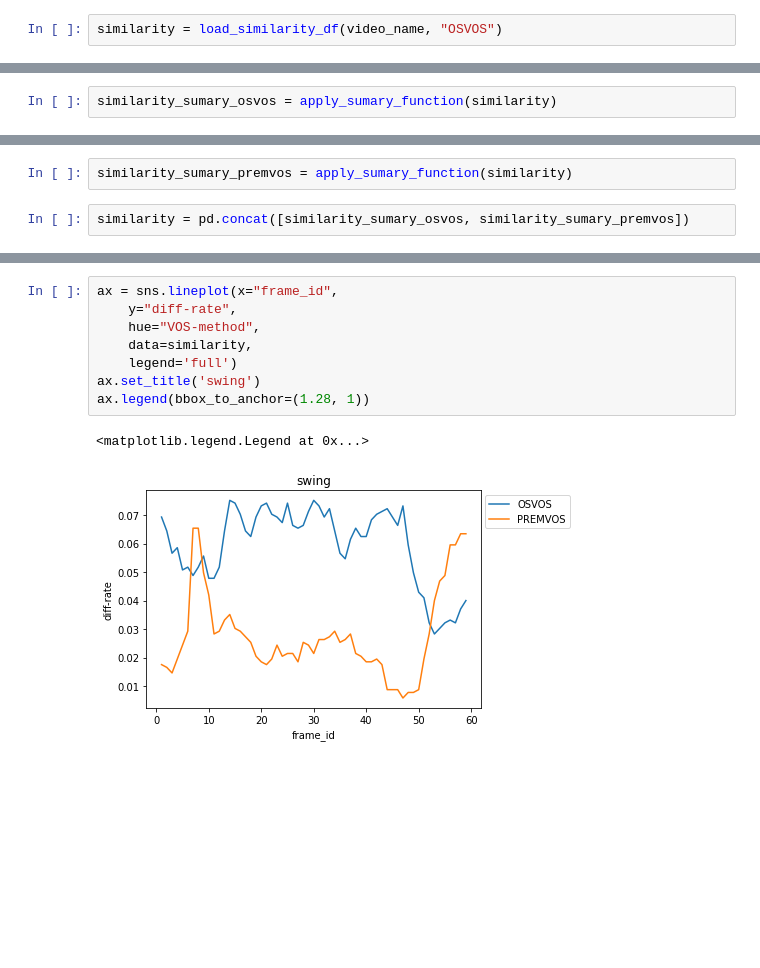
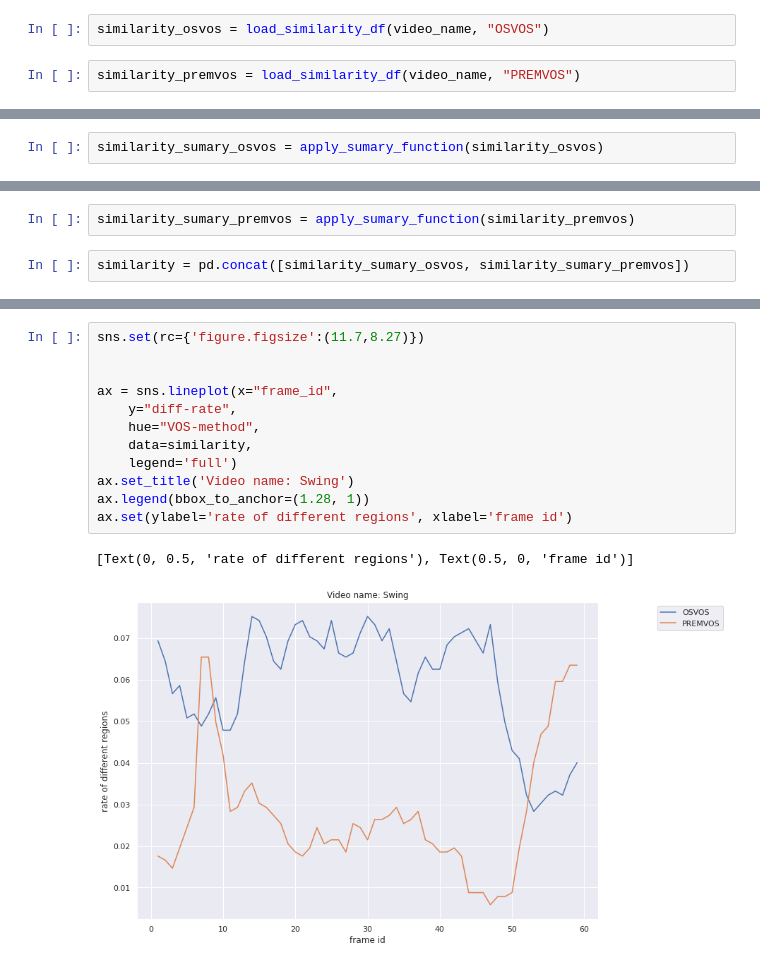
Before and after one commit to sbouchardet/ml-video-metrics, a Jupyter notebook: example/Similarity.ipynb, the cells around one changed output, grey strips where cells are left out. Drawn from its saved outputs; the diff is of its cells as text; blank space fills up the shorter version.

```diff
--- a/example/Similarity.ipynb
+++ b/example/Similarity.ipynb
@@ -31,4 +33,6 @@ def apply_sumary_function(df):
 # %%
 video_name = "swing"
 # %%
-similarity = load_similarity_df(video_name, "OSVOS")
+similarity_osvos = load_similarity_df(video_name, "OSVOS")
+# %%
+similarity_premvos = load_similarity_df(video_name, "PREMVOS")
@@ -35,2 +43,2 @@ similarity = load_similarity_df(video_name, "OSVOS")
 # %%
-similarity_sumary_osvos = apply_sumary_function(similarity)
+similarity_sumary_osvos = apply_sumary_function(similarity_osvos)
@@ -39,4 +45,4 @@ similarity = load_similarity_df(video_name, "PREMVOS")
 # %%
-similarity_sumary_premvos = apply_sumary_function(similarity)
+similarity_sumary_premvos = apply_sumary_function(similarity_premvos)
 # %%
 similarity = pd.concat([similarity_sumary_osvos, similarity_sumary_premvos])
@@ -43,11 +63,15 @@ similarity = pd.concat([similarity_sumary_osvos, similarity_sumary_premvos])
 # %%
+sns.set(rc={'figure.figsize':(11.7,8.27)})
+
+
 ax = sns.lineplot(x="frame_id",
     y="diff-rate",
     hue="VOS-method",
     data=similarity,
     legend='full')
-ax.set_title('swing')
+ax.set_title('Video name: Swing')
 ax.legend(bbox_to_anchor=(1.28, 1))
+ax.set(ylabel='rate of different regions', xlabel='frame id')
 # %% [output]
-<matplotlib.legend.Legend at 0x...>
+[Text(0, 0.5, 'rate of different regions'), Text(0.5, 0, 'frame id')]
-[figure, old version]
+[figure, new version]
```
Also changed, not shown: parts of 6 cells of this notebook.
